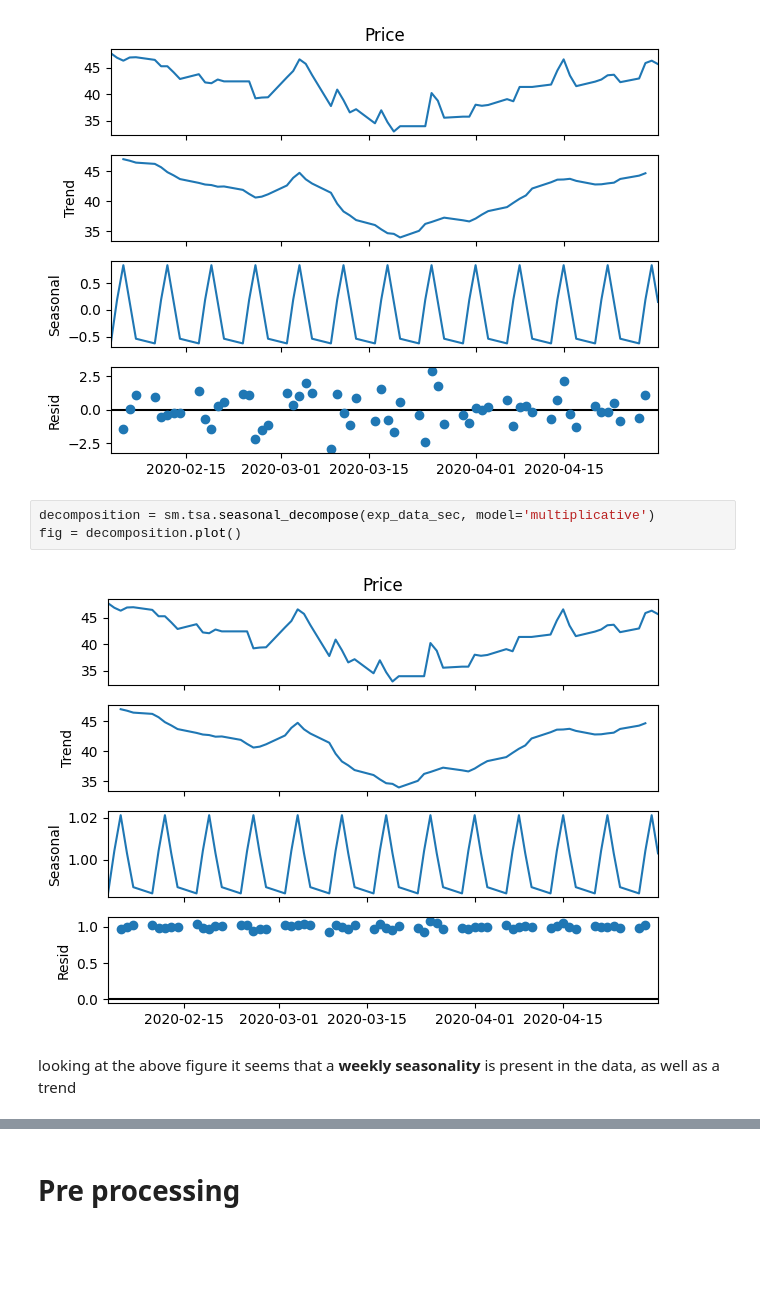
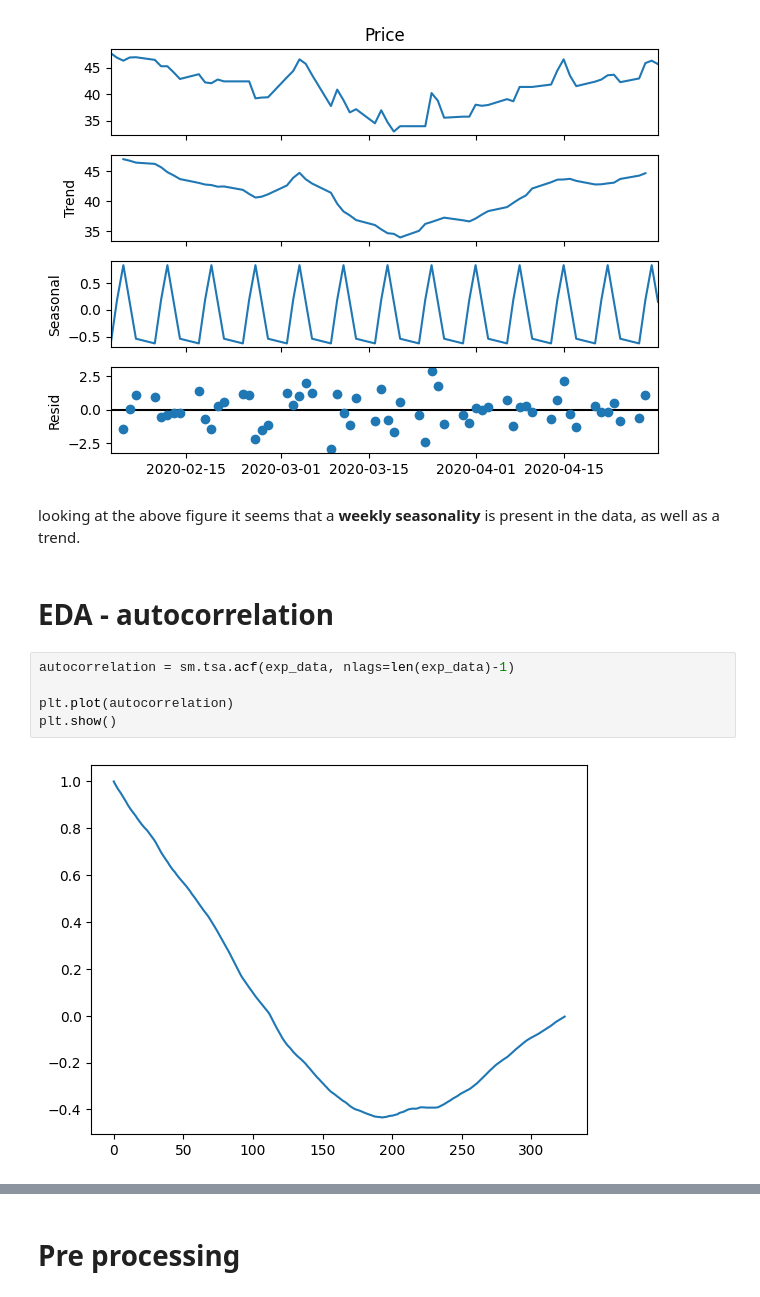
Before and after one commit to Ilvecho/Value-Investor, a Jupyter notebook: Project_5.ipynb, the cells around one changed output, grey strips where cells are left out. Cells and saved outputs as stored; diff of their text form; blank space fills up the shorter version.

Commit message:
Autocorrelation

```diff
--- a/Project_5.ipynb
+++ b/Project_5.ipynb
@@ -94,10 +82,14 @@ decomposition = sm.tsa.seasonal_decompose(exp_data_sec, model='additive')
 fig = decomposition.plot()
 # %% [output]
 [figure]
-# %%
-decomposition = sm.tsa.seasonal_decompose(exp_data_sec, model='multiplicative')
-fig = decomposition.plot()
-# %% [output]
-[figure, removed]
 # %% [markdown]
-looking at the above figure it seems that a **weekly seasonality** is present in the data, as well as a trend
+looking at the above figure it seems that a **weekly seasonality** is present in the data, as well as a trend.
+# %% [markdown]
+# EDA - autocorrelation
+# %%
+autocorrelation = sm.tsa.acf(exp_data, nlags=len(exp_data)-1)
+
+plt.plot(autocorrelation)
+plt.show()
+# %% [output]
+[figure, added]
```
Also changed, not shown: parts of 13 cells of this notebook.
